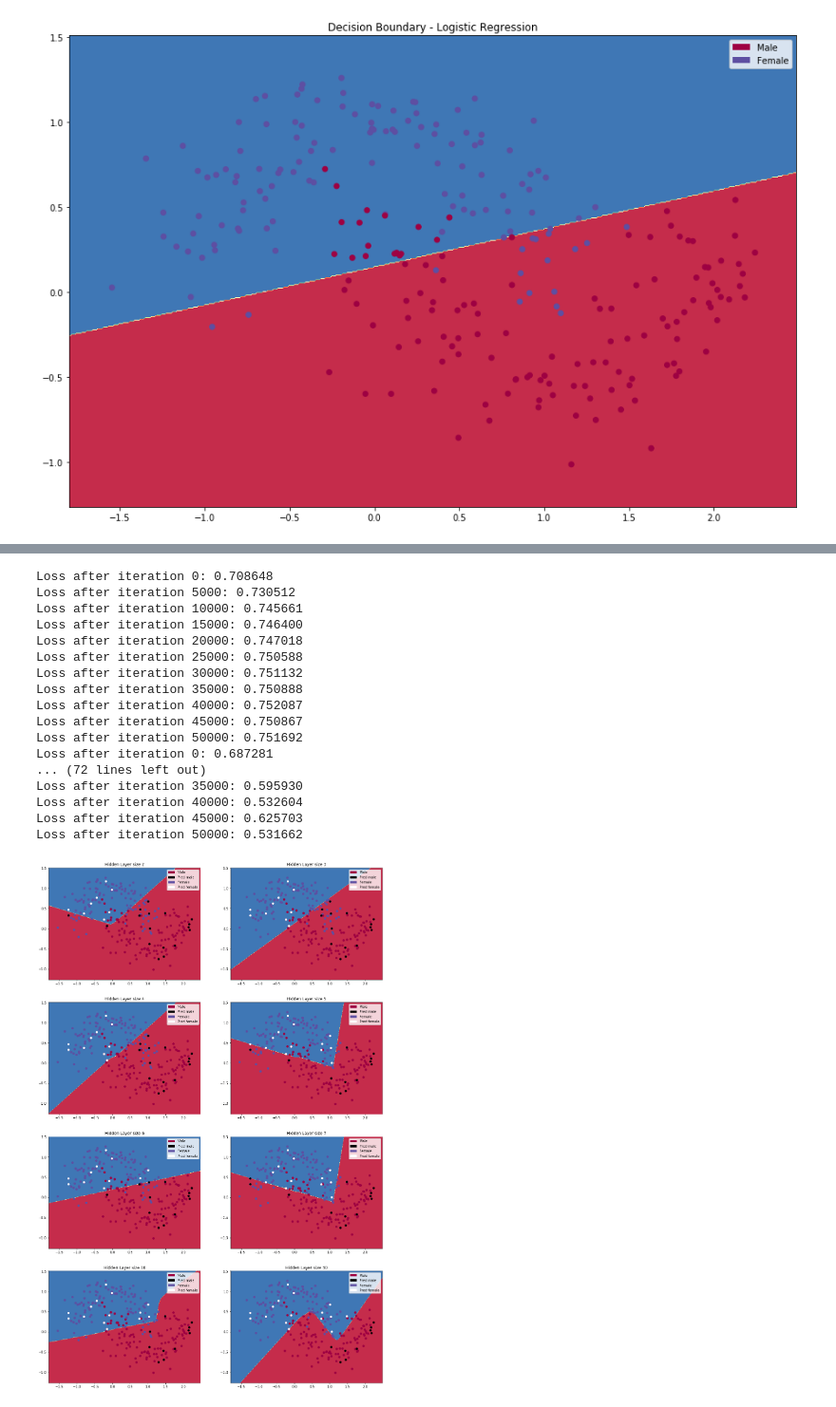
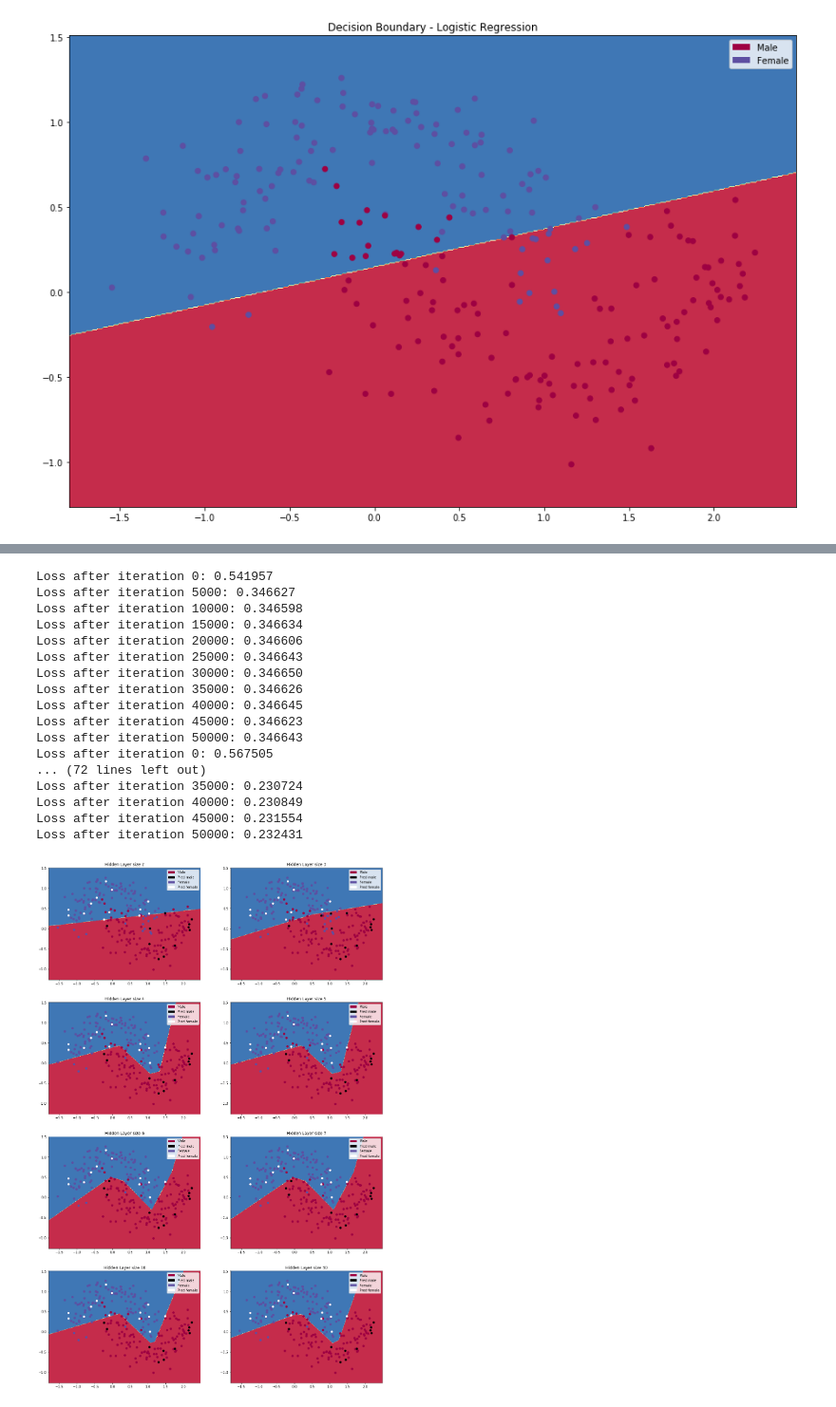
Before and after one commit to FD253/wildml, a Jupyter notebook: nn-from-scratch.ipynb, the cells around one changed output, grey strips where cells are left out. Shown at 95% size. Drawn from its saved outputs; the diff is of its cells as text; code cells hidden in the pictures.

Commit message:
Avoid exp overflow on softmax. More runs

```diff
--- a/nn-from-scratch.ipynb
+++ b/nn-from-scratch.ipynb
@@ -73,6 +73,7 @@ def my_relu(array, hidden_values=None, backward=False):
     return np.maximum(0, array)
 # %%
 def my_softmax(array):
+    array -= np.max(array, axis=1).reshape(-1, 1) #remove the max to avoid exp overflow
     ex = np.exp(array)
     return ex / np.sum(ex, axis=1, keepdims=True)
 # %%
@@ -122,11 +123,18 @@ def make_model(X, y, epochs, hidden_size, decay=None, batch_size=None, print_los
         N = len(X) # training set size
 
     model = {}
-    model['W1'] = np.random.randn(input_size, hidden_size) * np.sqrt(2/N)
+
+    # tanh
+    model['W1'] = np.random.randn(input_size, hidden_size) / np.sqrt(input_size)
+    model['W2'] = np.random.randn(hidden_size, output_size) / np.sqrt(hidden_size)
+
+    # ReLU
+    #model['W1'] = np.random.randn(input_size, hidden_size) * np.sqrt(2/N)
+    #model['W2'] = np.random.randn(hidden_size, output_size) * np.sqrt(2/N)
     model['b1'] = np.zeros((1, hidden_size))
-    model['W2'] = np.random.randn(hidden_size, output_size) * np.sqrt(2/N)
     model['b2'] = np.zeros((1, output_size))
 
+    # Sigmoid
     #model['W1'] = 1e-4 * np.random.randn(input_size, hidden_size)
     #model['W2'] = 1e-4 * np.random.randn(hidden_size, output_size)
 
@@ -170,5 +178,5 @@ def make_model(X, y, epochs, hidden_size, decay=None, batch_size=None, print_los
           print("Loss after iteration %i: %f" %(i, calc_loss(model, X_train, y_train, reg=reg)))
     return model
 # %%
-model = make_model(X_train, y_train, batch_size=32, lr=0.1, decay=(0.01, 100), print_loss=5000, epochs=55001, hidden_size=11)
+model = make_model(X_train, y_train, lr=0.01, print_loss=5000, epochs=55001, hidden_size=11)
 # %% [output]
@@ -197,35 +205,35 @@ show_legend()
 # %%
 plt.figure(figsize=(18, 36))
 hidden_sizes = [2, 3, 4, 5, 6, 7, 10, 30]
 
 for i, hidden_size in enumerate(hidden_sizes):
     plt.subplot(5, 2, i+1)
     plt.title('Hidden Layer size %d' % hidden_size)
-    model = make_model(X_train, y_train, 50001, hidden_sizes[i], lr=0.1, decay=(0.01, 1000), batch_size=32, print_loss=5000)
+    model = make_model(X_train, y_train, 50001, hidden_sizes[i], lr=0.01, batch_size=32, print_loss=5000)
     predictions = predict(model, X_test)
     plot_decision_boundary(lambda x: predict(model, x))
     plt.scatter(X_test[:,0], X_test[:,1], s=30, c=predictions, cmap=plt.cm.binary)
     show_legend()
 plt.show()
 # %% [output]
-Loss after iteration 0: 0.708648
-Loss after iteration 5000: 0.730512
-Loss after iteration 10000: 0.745661
-Loss after iteration 15000: 0.746400
-Loss after iteration 20000: 0.747018
-Loss after iteration 25000: 0.750588
-Loss after iteration 30000: 0.751132
-Loss after iteration 35000: 0.750888
-Loss after iteration 40000: 0.752087
-Loss after iteration 45000: 0.750867
-Loss after iteration 50000: 0.751692
-Loss after iteration 0: 0.687281
+Loss after iteration 0: 0.541957
+Loss after iteration 5000: 0.346627
+Loss after iteration 10000: 0.346598
+Loss after iteration 15000: 0.346634
+Loss after iteration 20000: 0.346606
+Loss after iteration 25000: 0.346643
+Loss after iteration 30000: 0.346650
+Loss after iteration 35000: 0.346626
+Loss after iteration 40000: 0.346645
+Loss after iteration 45000: 0.346623
+Loss after iteration 50000: 0.346643
+Loss after iteration 0: 0.567505
 ... (72 lines left out)
-Loss after iteration 35000: 0.595930
-Loss after iteration 40000: 0.532604
-Loss after iteration 45000: 0.625703
-Loss after iteration 50000: 0.531662
+Loss after iteration 35000: 0.230724
+Loss after iteration 40000: 0.230849
+Loss after iteration 45000: 0.231554
+Loss after iteration 50000: 0.232431
-[figure, old version]
+[figure, new version]
 # %%
 plt.figure(figsize=(18, 36))
 hidden_sizes = [15, 20, 25, 35]
```
Also changed, not shown: parts of 7 cells of this notebook.
